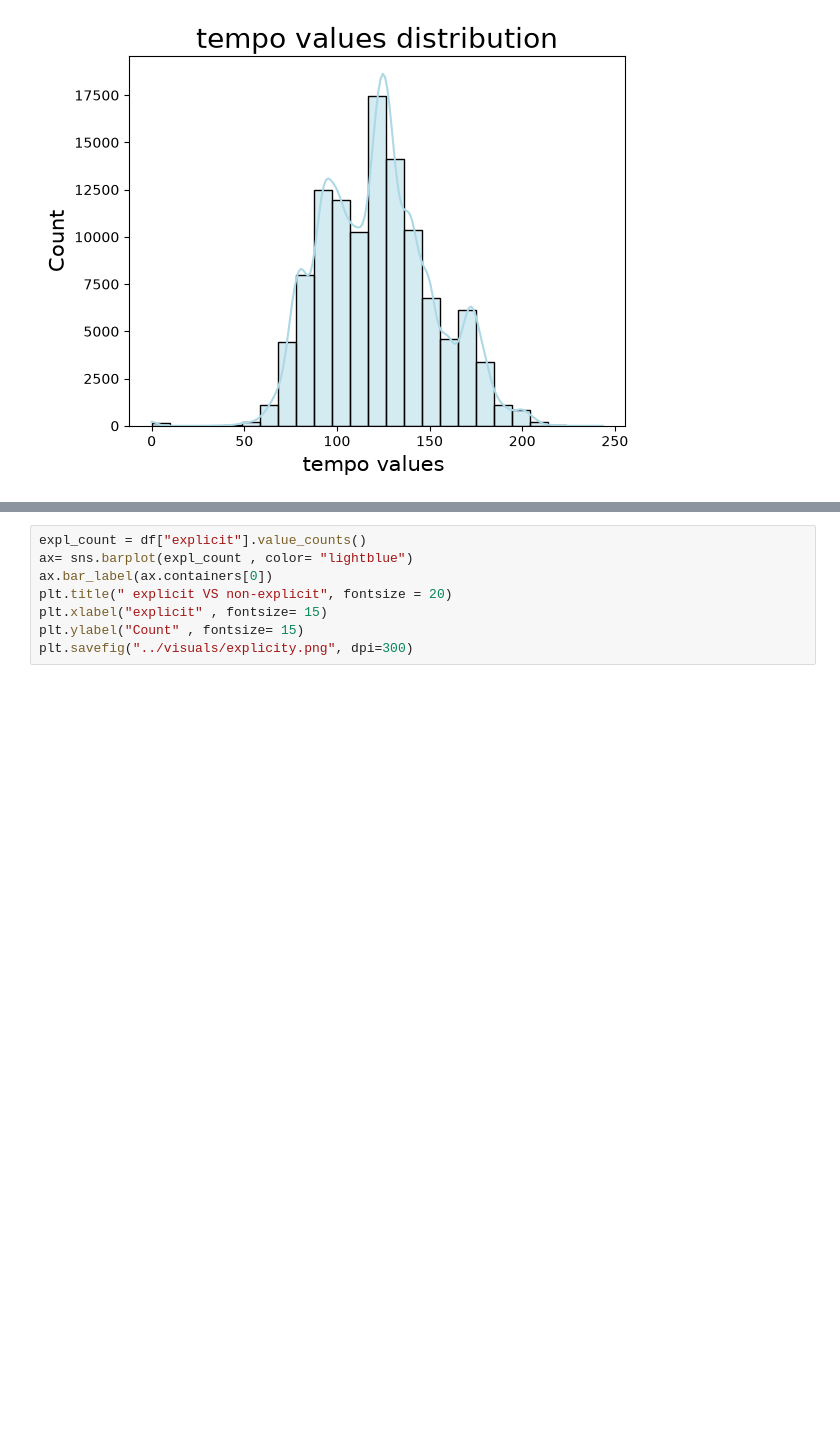
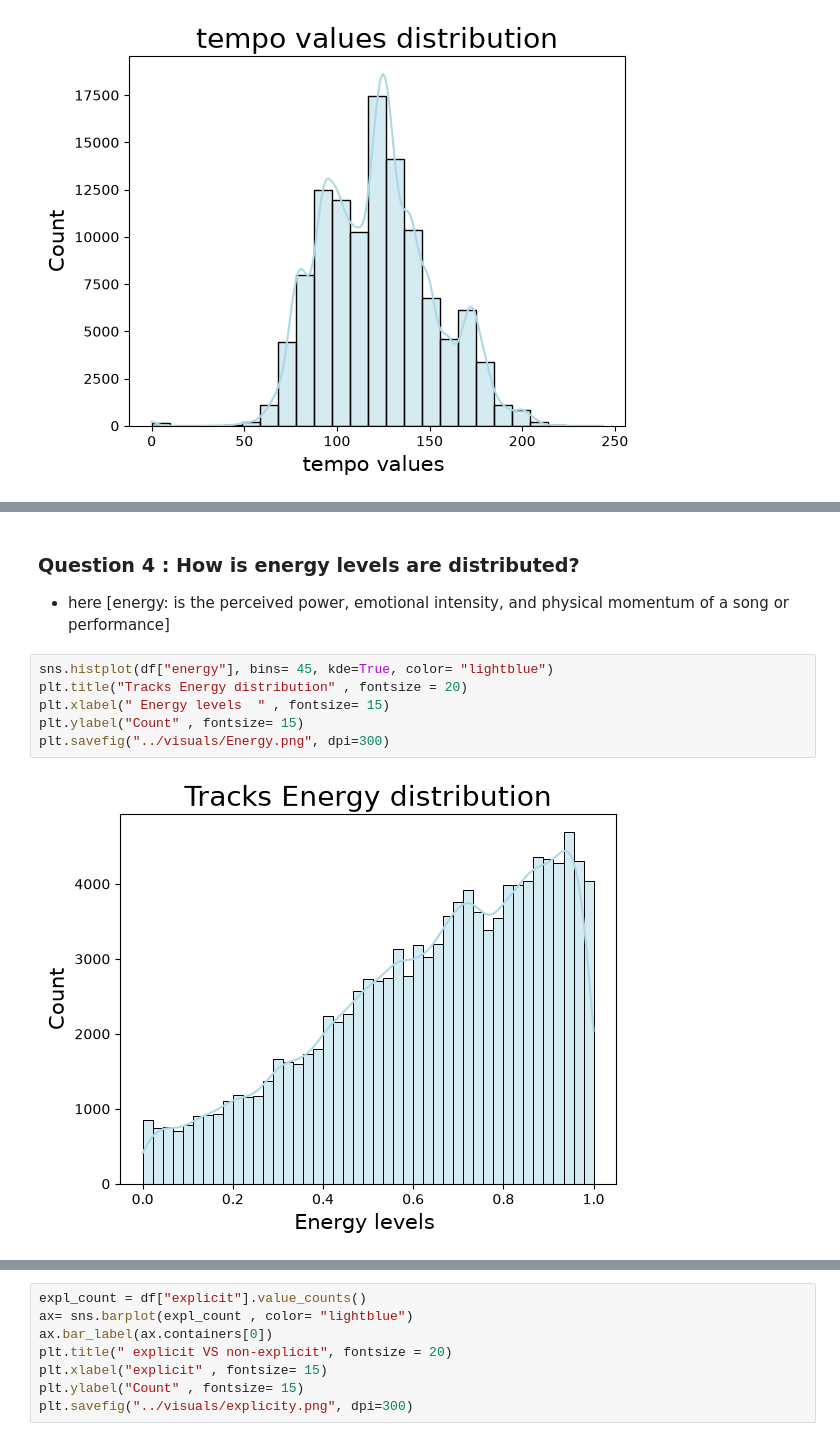
Before and after one commit to Krishna-Git4567/spotify-mood-genre-analysis, a Jupyter notebook: notebooks/02_EDA.ipynb, the cells around one changed output, grey strips where cells are left out. Drawn from its saved outputs; the diff is of its cells as text; blank space fills up the shorter version.

```diff
--- a/notebooks/02_EDA.ipynb
+++ b/notebooks/02_EDA.ipynb
@@ -48,0 +62,11 @@ plt.savefig("../visuals/tempo_dist.png", dpi=300)
+# %% [markdown]
+### Question 4 : How is energy levels are  distributed?
+- here [energy: is the perceived power, emotional intensity, and physical momentum of a song or performance]
+# %%
+sns.histplot(df["energy"], bins= 45, kde=True, color= "lightblue")
+plt.title("Tracks Energy distribution" , fontsize = 20)
+plt.xlabel(" Energy levels  " , fontsize= 15)
+plt.ylabel("Count" , fontsize= 15)
+plt.savefig("../visuals/Energy.png", dpi=300)
+# %% [output]
+[figure, added]
```
Also changed, not shown: parts of 20 cells of this notebook, 5 other files.
